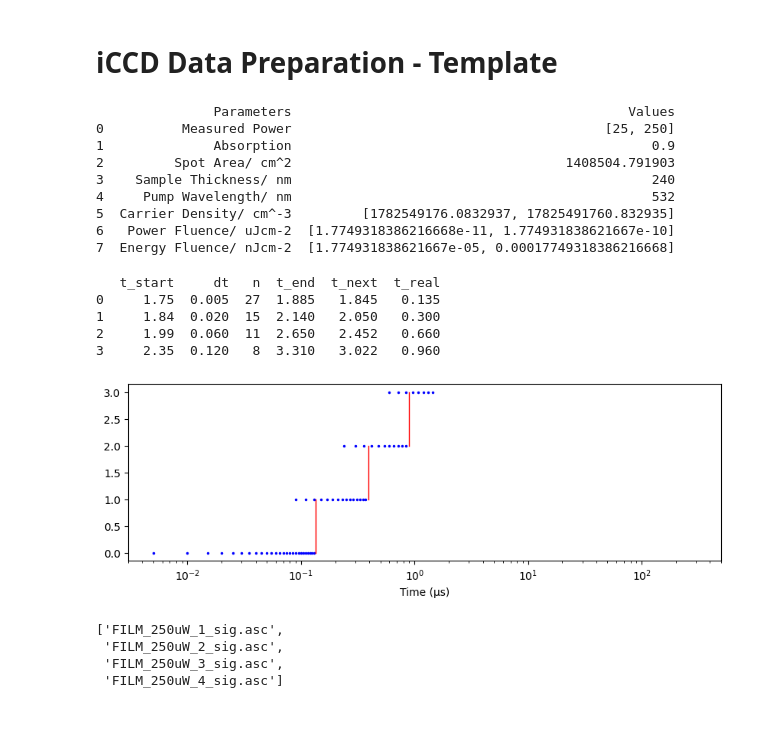
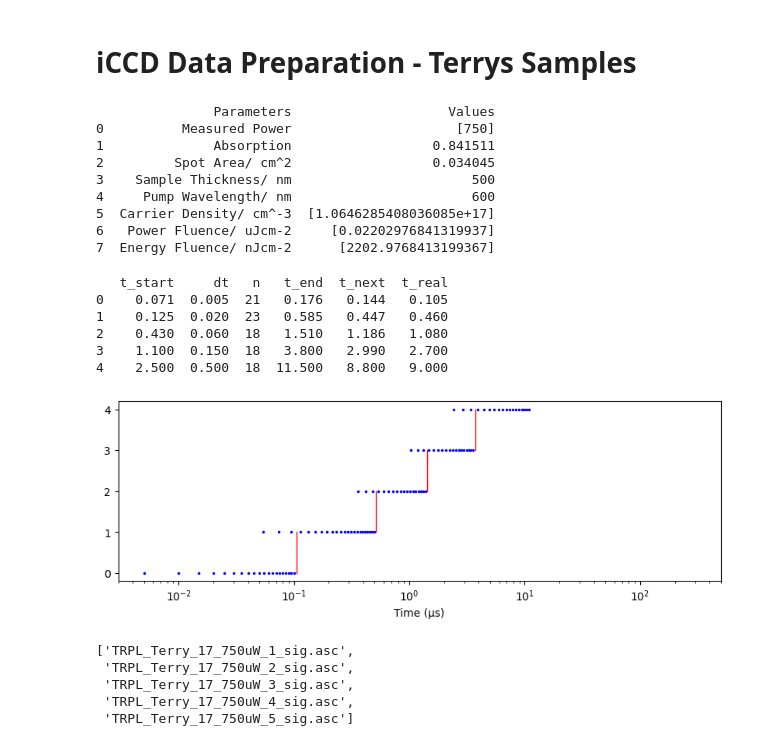
Before and after one commit to BLewis97/Other-Bits, a Jupyter notebook: iCCD_DataPrep_Template.ipynb, the cells around one changed output. Drawn from its saved outputs; the diff is of its cells as text; code cells hidden in the pictures; blank space fills up the shorter version.

```diff
--- a/iCCD_DataPrep_Template.ipynb
+++ b/iCCD_DataPrep_Template.ipynb
@@ -1,5 +1,5 @@
 # %% [markdown]
-# iCCD Data Preparation - Template
+# iCCD Data Preparation - Terrys Samples
 # %%
 import os
 import numpy as np
@@ -15,45 +16,48 @@ date = '3004' #Date
 # %%
-fluences = pl.calc_fluences(P=[25,250],wl=532,d=240,a=1003,b=1788,areaType='elliptical',save=False,filename=series+'_'+date)
+fluences = pl.calc_fluences(P=[750],wl=600,d=500,di=2082,A=0.8, f = 10e3,a=1780,b=1555,areaType='gauss',save=True,filename=series+'_'+date)
 # %% [output]
-               Parameters                                           Values
-0          Measured Power                                        [25, 250]
-1              Absorption                                              0.9
-2         Spot Area/ cm^2                                   1408504.791903
-3    Sample Thickness/ nm                                              240
-4     Pump Wavelength/ nm                                              532
-5  Carrier Density/ cm^-3         [1782549176.0832937, 17825491760.832935]
-6   Power Fluence/ uJcm-2  [1.7749318386216668e-11, 1.774931838621667e-10]
-7  Energy Fluence/ nJcm-2  [1.774931838621667e-05, 0.00017749318386216668]
+               Parameters                    Values
+0          Measured Power                     [750]
+1              Absorption                  0.841511
+2         Spot Area/ cm^2                  0.034045
+3    Sample Thickness/ nm                       500
+4     Pump Wavelength/ nm                       600
+5  Carrier Density/ cm^-3  [1.0646285408036085e+17]
+6   Power Fluence/ uJcm-2     [0.02202976841319937]
+7  Energy Fluence/ nJcm-2      [2202.9768413199367]
 # %%
-t0 = 1.750 # Starting time (time at peak of PL)
+t0 = 0.071
 
-r0 = pl.one_window(t0, 0.005,27) # First time point, date width, number of points, starting time of whole experiment
-r1 = pl.one_window(1.84, 0.02, 15)
-r2 = pl.one_window(1.990, 0.06, 11)
-r3 = pl.one_window(2.35, 0.12, 8)
-#r4 = pl.one_window(2.5, .1, 15)
-#r5 = pl.one_window(3., .4, 10)
-#r6 = pl.one_window(6.2, 1.4, 6)
-# r7 = pl.one_window(13.7, 4, 5)
+r0 = pl.one_window(t0, 0.005,21)
+r1 = pl.one_window(0.125, 0.02, 23)
+r2 = pl.one_window(0.43, 0.06, 18)
+r3 = pl.one_window(1.10, 0.15, 18)
+r4 = pl.one_window(2.5, .5, 18)
+#r5 = pl.one_window(8, 1.2, 15)
+#r6 = pl.one_window(15, 4, 15)
+#r7 = pl.one_window(24, 4, 14)
 # r8 = pl.one_window(11, 2, 5)
 
-tdf = pd.DataFrame([r0,r1,r2,r3],columns = ['t_start','dt','n','t_end','t_next','t_real']) #Creates a dataframe with the time windows
-pl.timesplot(tdf, t0) #Plots the time windows
+tdf = pd.DataFrame([r0,r1,r2,r3,r4],columns = ['t_start','dt','n','t_end','t_next','t_real'])
+pl.timesplot(tdf, t0)
 print(tdf)
 # %% [output]
-   t_start     dt   n  t_end  t_next  t_real
-0     1.75  0.005  27  1.885   1.845   0.135
-1     1.84  0.020  15  2.140   2.050   0.300
-2     1.99  0.060  11  2.650   2.452   0.660
-3     2.35  0.120   8  3.310   3.022   0.960
+   t_start     dt   n   t_end  t_next  t_real
+0    0.071  0.005  21   0.176   0.144   0.105
+1    0.125  0.020  23   0.585   0.447   0.460
+2    0.430  0.060  18   1.510   1.186   1.080
+3    1.100  0.150  18   3.800   2.990   2.700
+4    2.500  0.500  18  11.500   8.800   9.000
-[figure, old version]
+[figure, new version]
 # %%
-files = [file for file in os.listdir() if file.endswith('sig.asc') and file.startswith(sample) and fluence in file] # Selects files to stitch change this to include defining elements of your file names
-files #shows the files that will be stitched
+files = [file for file in os.listdir() if file.endswith('sig.asc') and file.startswith('TRPL') and sample in file and 'BACKGROUND'not in file]
+files = files[1:]
+files
 # %% [output]
-['FILM_250uW_1_sig.asc',
- 'FILM_250uW_2_sig.asc',
- 'FILM_250uW_3_sig.asc',
- 'FILM_250uW_4_sig.asc']
+['TRPL_Terry_17_750uW_1_sig.asc',
+ 'TRPL_Terry_17_750uW_2_sig.asc',
+ 'TRPL_Terry_17_750uW_3_sig.asc',
+ 'TRPL_Terry_17_750uW_4_sig.asc',
+ 'TRPL_Terry_17_750uW_5_sig.asc']
 # %%
 data = []
```
Also changed, not shown: parts of 9 cells of this notebook, 1 other file.
